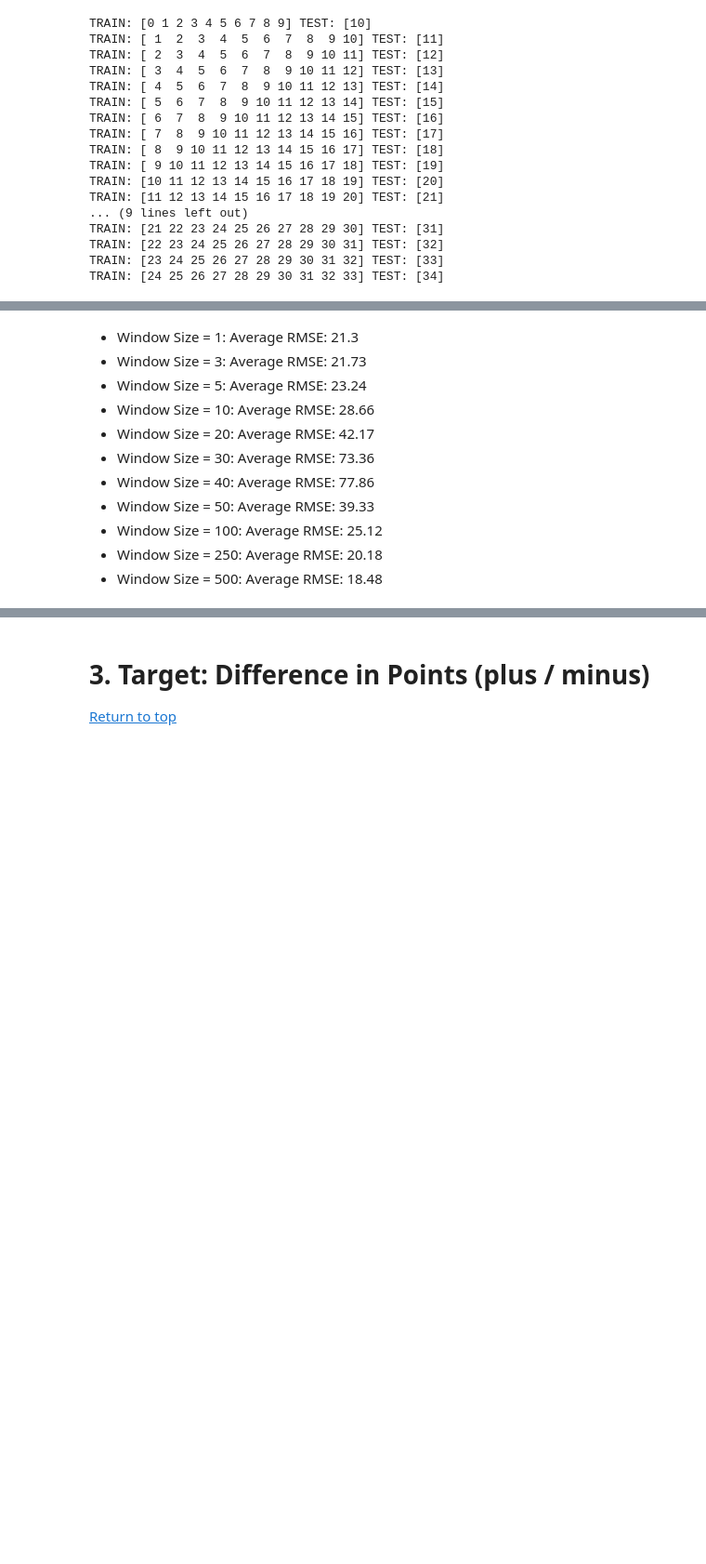
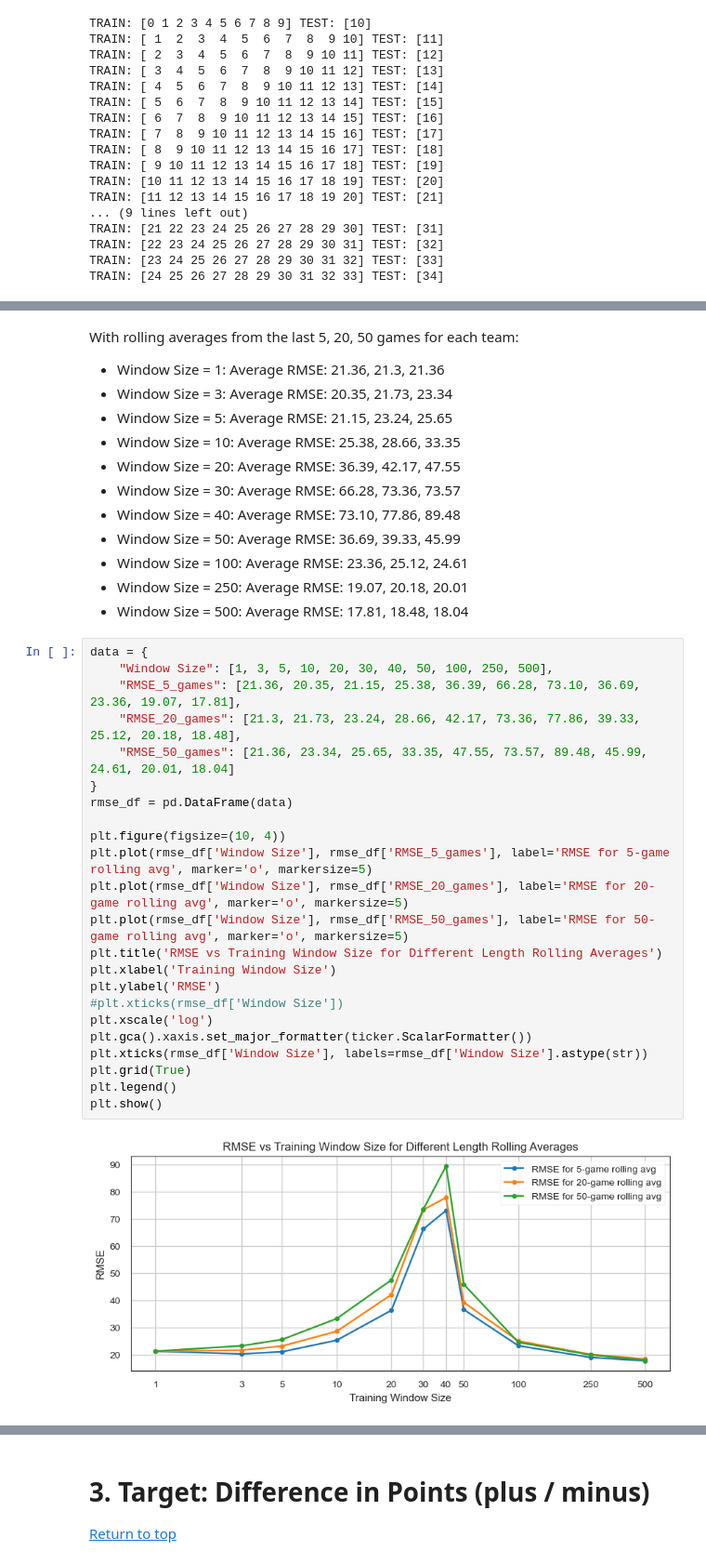
Before and after one commit to stevenworthington/sports_betting, a Jupyter notebook: code/6_nba_Baseline_Models.ipynb, the cells around one changed output, grey strips where cells are left out. Shown at 93% size. Cells and saved outputs as stored; diff of their text form; blank space fills up the shorter version.

```diff
--- a/code/6_nba_Baseline_Models.ipynb
+++ b/code/6_nba_Baseline_Models.ipynb
@@ -380,13 +385,40 @@ Average RMSE: 18.48
 # %% [markdown]
-- Window Size = 1: Average RMSE: 21.3
-- Window Size = 3: Average RMSE: 21.73
-- Window Size = 5: Average RMSE: 23.24
-- Window Size = 10: Average RMSE: 28.66
-- Window Size = 20: Average RMSE: 42.17
-- Window Size = 30: Average RMSE: 73.36
-- Window Size = 40: Average RMSE: 77.86
-- Window Size = 50: Average RMSE: 39.33
-- Window Size = 100: Average RMSE: 25.12
-- Window Size = 250: Average RMSE: 20.18
-- Window Size = 500: Average RMSE: 18.48
+With rolling averages from the last 5, 20, 50 games for each team:
+
+- Window Size = 1: Average RMSE: 21.36, 21.3, 21.36
+- Window Size = 3: Average RMSE: 20.35, 21.73, 23.34
+- Window Size = 5: Average RMSE: 21.15, 23.24, 25.65
+- Window Size = 10: Average RMSE: 25.38, 28.66, 33.35
+- Window Size = 20: Average RMSE: 36.39, 42.17, 47.55
+- Window Size = 30: Average RMSE: 66.28, 73.36, 73.57
+- Window Size = 40: Average RMSE: 73.10, 77.86, 89.48
+- Window Size = 50: Average RMSE: 36.69, 39.33, 45.99
+- Window Size = 100: Average RMSE: 23.36, 25.12, 24.61
+- Window Size = 250: Average RMSE: 19.07, 20.18, 20.01
+- Window Size = 500: Average RMSE: 17.81, 18.48, 18.04
+# %%
+data = {
+    "Window Size": [1, 3, 5, 10, 20, 30, 40, 50, 100, 250, 500],
+    "RMSE_5_games": [21.36, 20.35, 21.15, 25.38, 36.39, 66.28, 73.10, 36.69, 23.36, 19.07, 17.81],
+    "RMSE_20_games": [21.3, 21.73, 23.24, 28.66, 42.17, 73.36, 77.86, 39.33, 25.12, 20.18, 18.48],
+    "RMSE_50_games": [21.36, 23.34, 25.65, 33.35, 47.55, 73.57, 89.48, 45.99, 24.61, 20.01, 18.04]
+}
+rmse_df = pd.DataFrame(data)
+
+plt.figure(figsize=(10, 4))
+plt.plot(rmse_df['Window Size'], rmse_df['RMSE_5_games'], label='RMSE for 5-game rolling avg', marker='o', markersize=5)
+plt.plot(rmse_df['Window Size'], rmse_df['RMSE_20_games'], label='RMSE for 20-game rolling avg', marker='o', markersize=5)
+plt.plot(rmse_df['Window Size'], rmse_df['RMSE_50_games'], label='RMSE for 50-game rolling avg', marker='o', markersize=5)
+plt.title('RMSE vs Training Window Size for Different Length Rolling Averages')
+plt.xlabel('Training Window Size')
+plt.ylabel('RMSE')
+#plt.xticks(rmse_df['Window Size'])
+plt.xscale('log')
+plt.gca().xaxis.set_major_formatter(ticker.ScalarFormatter())
+plt.xticks(rmse_df['Window Size'], labels=rmse_df['Window Size'].astype(str))
+plt.grid(True)
+plt.legend()
+plt.show()
+# %% [output]
+[figure, added]
 # %%
```
Also changed, not shown: parts of 10 cells of this notebook, 7 other files.
